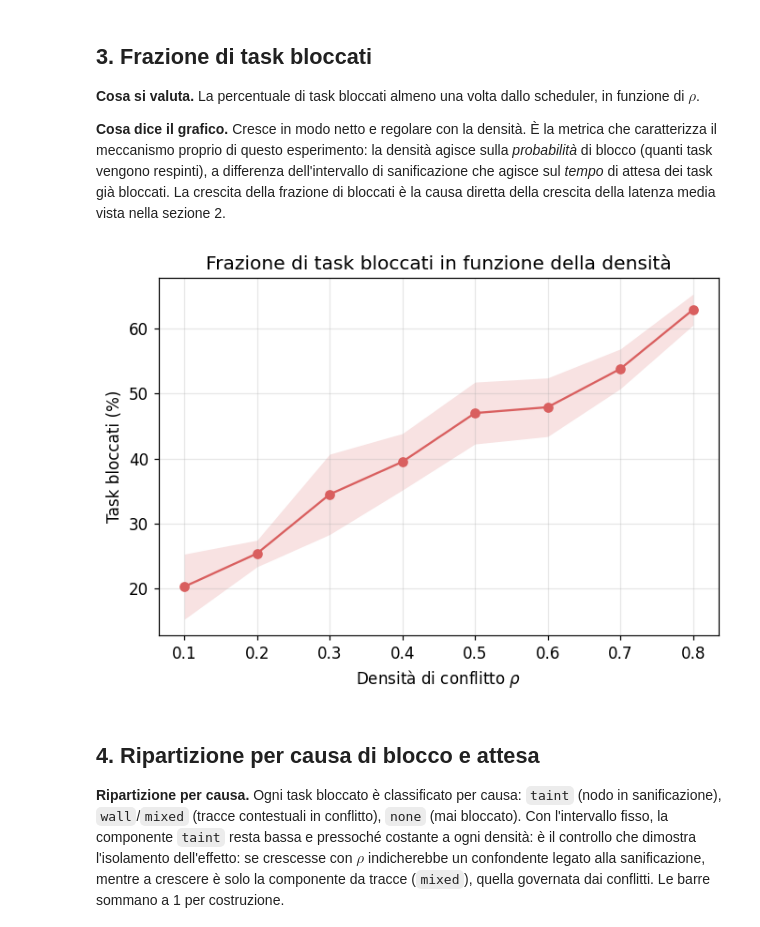
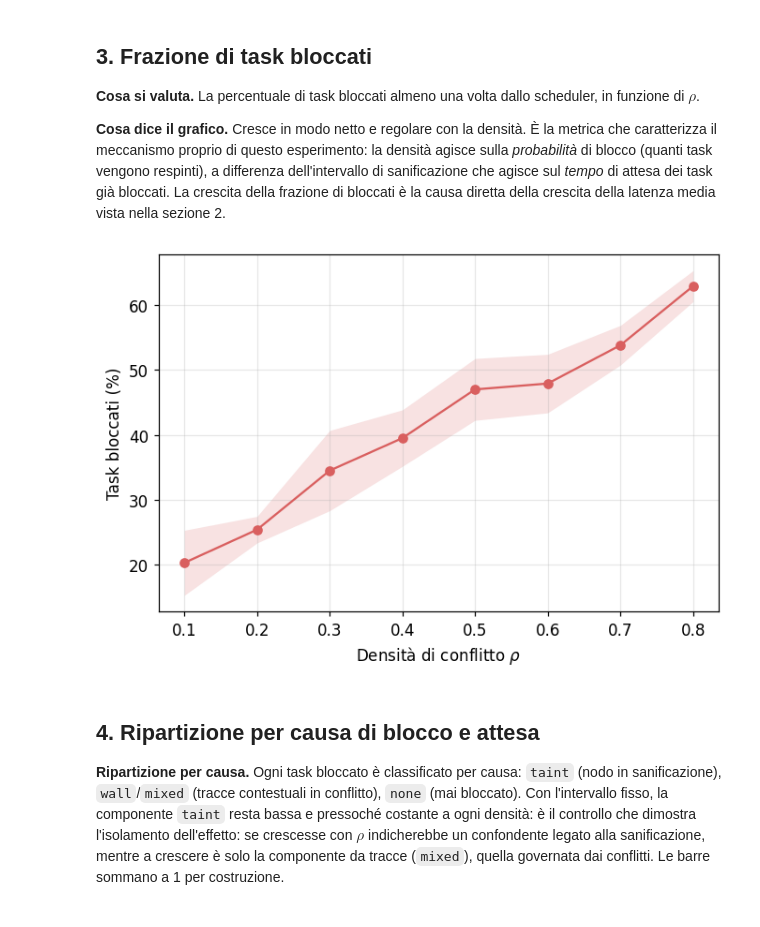
Before and after one commit to Luca-02/policy-driven-task-scheduling, a Jupyter notebook: evaluation/impatto_conflitti.ipynb, the cells around one changed output. Saved outputs shown, nothing was run; the diff lists cells and outputs as text; code cells hidden in the pictures.

```diff
--- a/evaluation/impatto_conflitti.ipynb
+++ b/evaluation/impatto_conflitti.ipynb
@@ -186,15 +186,15 @@ Latenza di base t0 (rho=0) = nans
 # %%
 blocked = utils.per_point_stat(tasks.assign(b=tasks["blocked"].astype(float)), "b", "mean")
 
 fig, ax = plt.subplots(figsize=(7, 4.5))
 band_plot(ax, blocked, "#d95f5f", scale=100)
 set_rho_x(ax)
 ax.set_ylabel("Task bloccati (%)")
-ax.set_title("Frazione di task bloccati in funzione della densità")
+# ax.set_title("Frazione di task bloccati in funzione della densità")
 fig.savefig(FIG_DIR / "conflicts_bloccati.png")
 plt.show()
 # %% [output]
-[figure, old version]
+[figure, new version]
 # %% [markdown]
 ## 4. Ripartizione per causa di blocco e attesa
 
```
Also changed, not shown: parts of 6 cells of this notebook, 15 other files.
